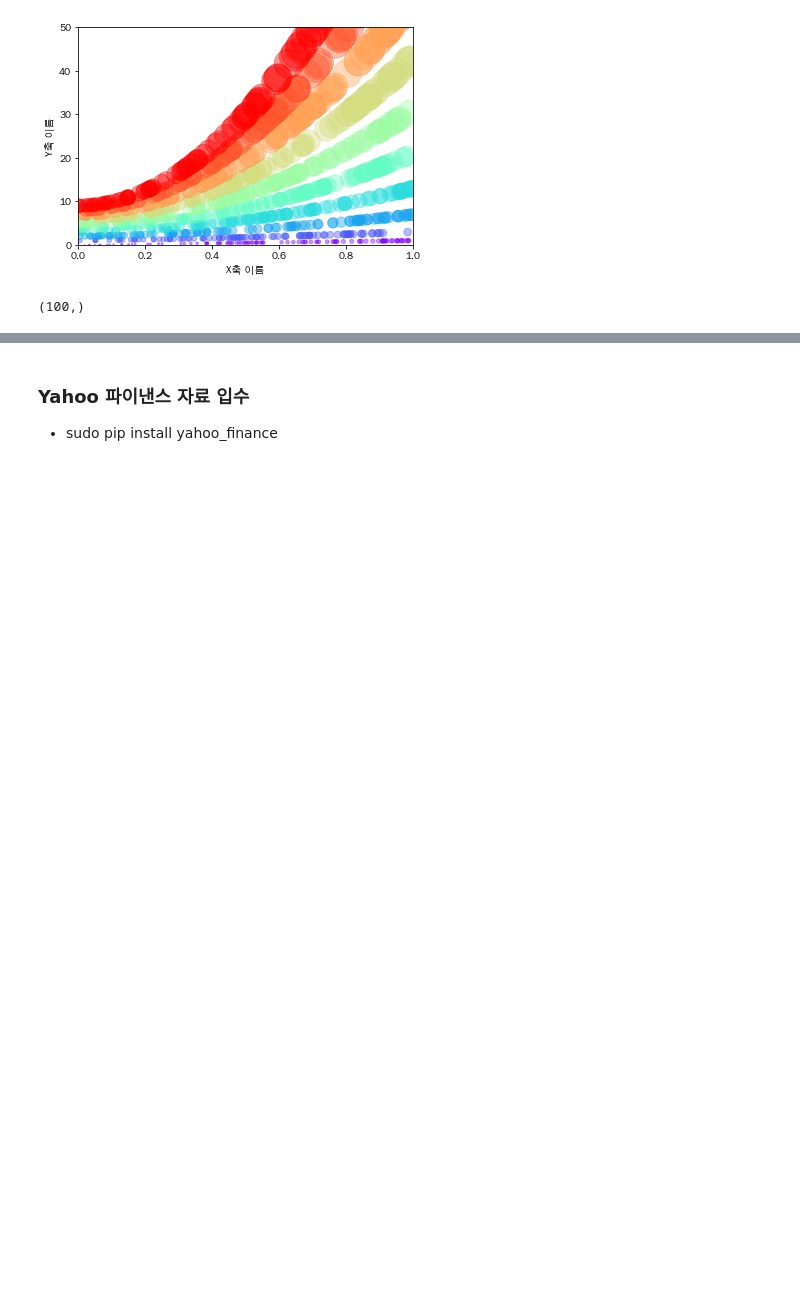
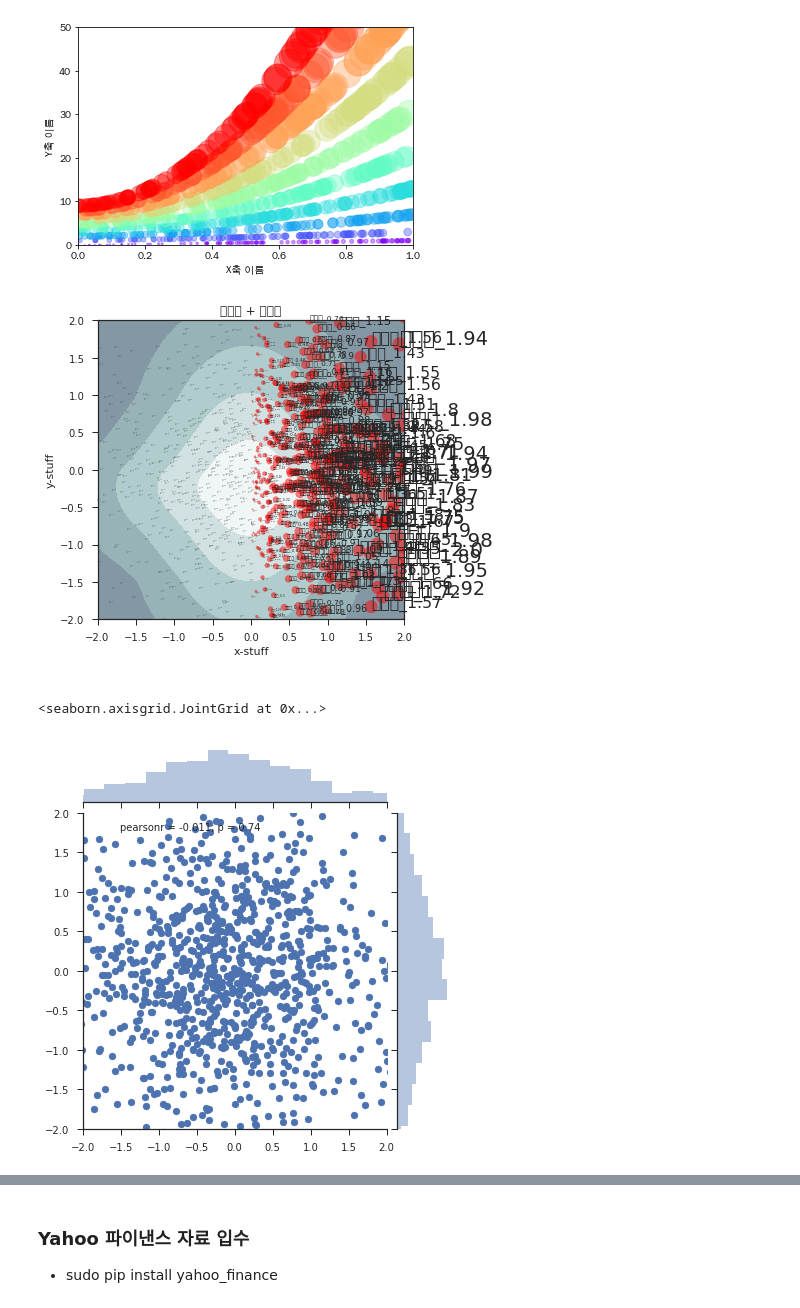
Before and after one commit to bogard75/untitled, a Jupyter notebook: Plotting.ipynb, the cells around one changed output, grey strips where cells are left out. Drawn from its saved outputs; the diff is of its cells as text; code cells hidden in the pictures; blank space fills up the shorter version.

```diff
--- a/Plotting.ipynb
+++ b/Plotting.ipynb
@@ -43,35 +43,33 @@ from pylab import *
 # %%
 # the random data
 x = np.random.randn(1000)
 y = np.random.randn(1000)
 
 fig = plt.figure(1, figsize=(5.5,5.5))
 
 X, Y = meshgrid(x, y)
 Z1 = bivariate_normal(X, Y, 1.0, 1.0, 0.0, 0.0)
 Z2 = bivariate_normal(X, Y, 1.5, 0.5, 1.0, 1.0)
 Z = 10 * (Z1 - Z2)
 
 CS = contourf(x, y, Z, 10, cmap=cm.bone, origin='lower')
 
 # the scatter plot:
 ax_sct = plt.subplot(111)
 ax_sct.scatter(x, y, alpha=0.5, color='r', s=x*100, cmap=cm.bone)
 
 for i, txt in enumerate(x):
     txt = '포인트_' + x[i].round(2).astype(str)
     ax_sct.annotate(txt, (x[i], y[i]), fontsize= x[i]*10)
 
 title('컨투어 + 스캐터')
 xlabel('x-stuff')
 ylabel('y-stuff')
 plt.xlim(-2, 2)
 plt.ylim(-2, 2)
 
 plt.show()
-
-sns.jointplot(x, y, kind='scatter', xlim=(-2,2), ylim=(-2,2))
+# %% [output]
+[figure, added]
+<seaborn.axisgrid.JointGrid at 0x...>
+[figure, added]
-# %%
-shape(Z[0])
-# %% [output]
-(100,)
```
Also changed, not shown: parts of 7 cells of this notebook.
